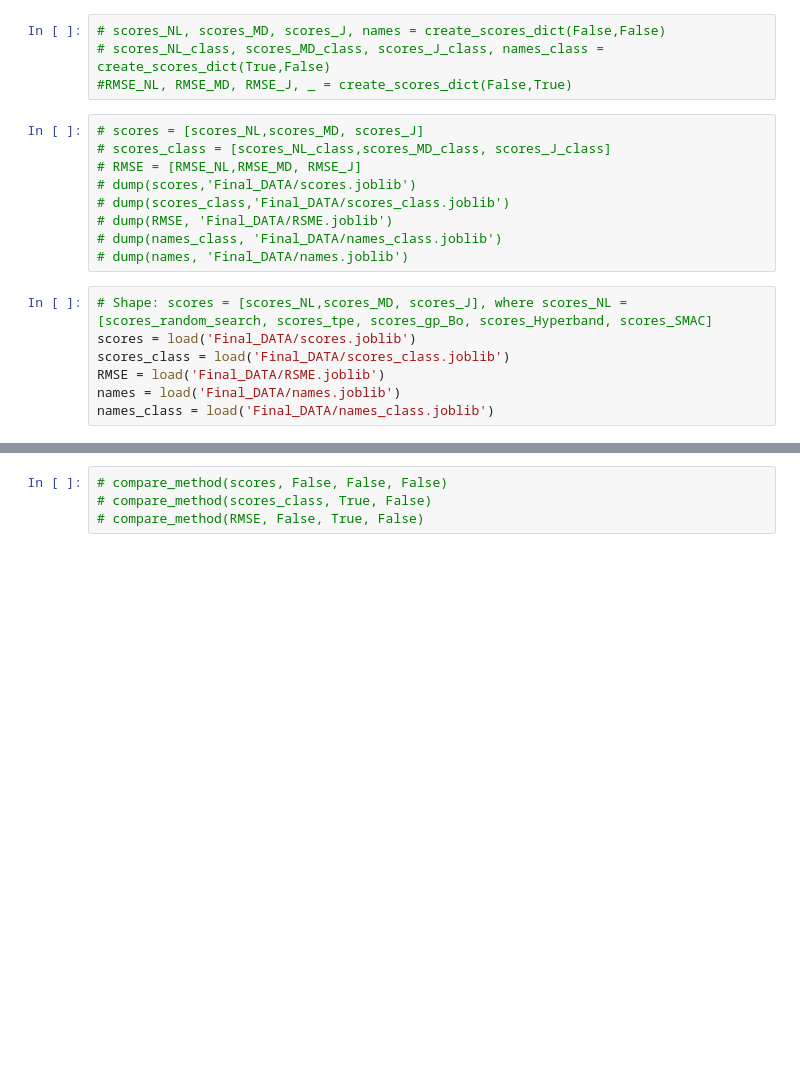
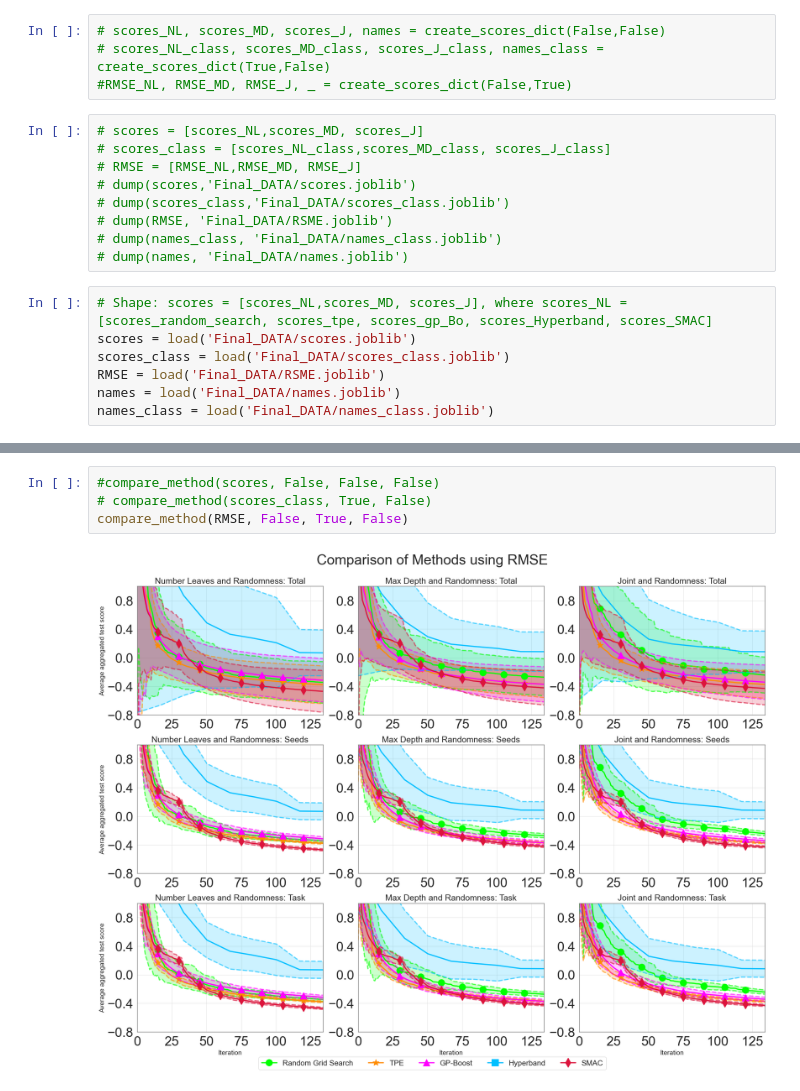
Before and after one commit to fl0risk/CSHS, a Jupyter notebook: run_compare_HPO_methods.ipynb, the cells around one changed output, grey strips where cells are left out. Cells and saved outputs as stored; diff of their text form; blank space fills up the shorter version.

```diff
--- a/run_compare_HPO_methods.ipynb
+++ b/run_compare_HPO_methods.ipynb
@@ -30,5 +53,7 @@ print(scores[0][3].shape)
 # %%
-# compare_method(scores, False, False, False)
+#compare_method(scores, False, False, False)
 # compare_method(scores_class, True, False)
-# compare_method(RMSE, False, True, False)
+compare_method(RMSE, False, True, False)
+# %% [output]
+[figure, added]
 # %%
```
Also changed, not shown: parts of 3 cells of this notebook, 1 other file.
